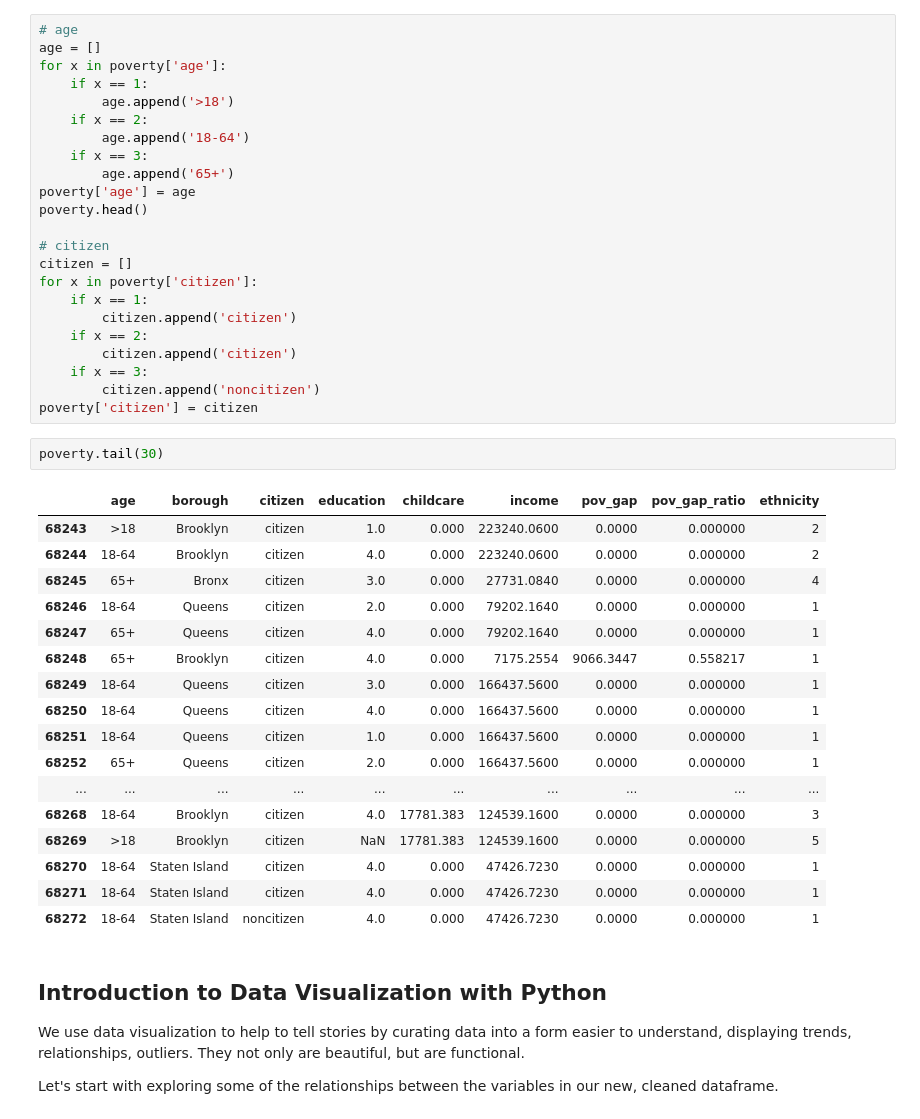
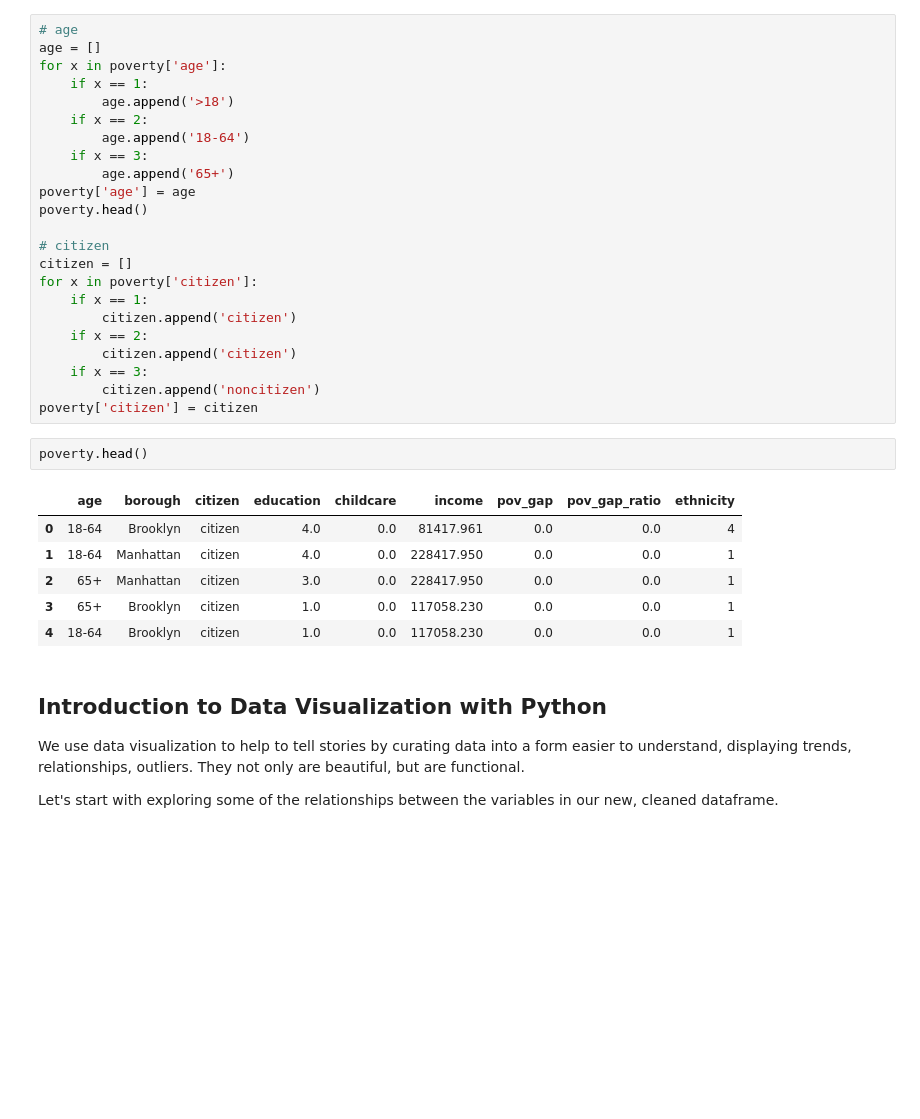
Before and after one commit to danagong/intro-sprint, a Jupyter notebook: Intro Sprint #1.ipynb, the cells around one changed output. Cells and saved outputs as stored; diff of their text form; blank space fills up the shorter version.

```diff
--- a/Intro Sprint #1.ipynb
+++ b/Intro Sprint #1.ipynb
@@ -150,26 +150,15 @@ for x in poverty['citizen']:
     if x == 3:
         citizen.append('noncitizen')
 poverty['citizen'] = citizen
-# %%
-poverty.tail(30)
-# %% [output]
-|  | age | borough | citizen | education | childcare | income | pov_gap | pov_gap_ratio | ethnicity |
-| 68243 | >18 | Brooklyn | citizen | 1.0 | 0.000 | 223240.0600 | 0.0000 | 0.000000 | 2 |
-| 68244 | 18-64 | Brooklyn | citizen | 4.0 | 0.000 | 223240.0600 | 0.0000 | 0.000000 | 2 |
-| 68245 | 65+ | Bronx | citizen | 3.0 | 0.000 | 27731.0840 | 0.0000 | 0.000000 | 4 |
-| 68246 | 18-64 | Queens | citizen | 2.0 | 0.000 | 79202.1640 | 0.0000 | 0.000000 | 1 |
-| 68247 | 65+ | Queens | citizen | 4.0 | 0.000 | 79202.1640 | 0.0000 | 0.000000 | 1 |
-| 68248 | 65+ | Brooklyn | citizen | 4.0 | 0.000 | 7175.2554 | 9066.3447 | 0.558217 | 1 |
-| 68249 | 18-64 | Queens | citizen | 3.0 | 0.000 | 166437.5600 | 0.0000 | 0.000000 | 1 |
-| 68250 | 18-64 | Queens | citizen | 4.0 | 0.000 | 166437.5600 | 0.0000 | 0.000000 | 1 |
-| 68251 | 18-64 | Queens | citizen | 1.0 | 0.000 | 166437.5600 | 0.0000 | 0.000000 | 1 |
-| 68252 | 65+ | Queens | citizen | 2.0 | 0.000 | 166437.5600 | 0.0000 | 0.000000 | 1 |
-| ... | ... | ... | ... | ... | ... | ... | ... | ... | ... |
-| 68268 | 18-64 | Brooklyn | citizen | 4.0 | 17781.383 | 124539.1600 | 0.0000 | 0.000000 | 3 |
-| 68269 | >18 | Brooklyn | citizen | NaN | 17781.383 | 124539.1600 | 0.0000 | 0.000000 | 5 |
-| 68270 | 18-64 | Staten Island | citizen | 4.0 | 0.000 | 47426.7230 | 0.0000 | 0.000000 | 1 |
-| 68271 | 18-64 | Staten Island | citizen | 4.0 | 0.000 | 47426.7230 | 0.0000 | 0.000000 | 1 |
-| 68272 | 18-64 | Staten Island | noncitizen | 4.0 | 0.000 | 47426.7230 | 0.0000 | 0.000000 | 1 |
+# %%
+poverty.head()
+# %% [output]
+|  | age | borough | citizen | education | childcare | income | pov_gap | pov_gap_ratio | ethnicity |
+| 0 | 18-64 | Brooklyn | citizen | 4.0 | 0.0 | 81417.961 | 0.0 | 0.0 | 4 |
+| 1 | 18-64 | Manhattan | citizen | 4.0 | 0.0 | 228417.950 | 0.0 | 0.0 | 1 |
+| 2 | 65+ | Manhattan | citizen | 3.0 | 0.0 | 228417.950 | 0.0 | 0.0 | 1 |
+| 3 | 65+ | Brooklyn | citizen | 1.0 | 0.0 | 117058.230 | 0.0 | 0.0 | 1 |
+| 4 | 18-64 | Brooklyn | citizen | 1.0 | 0.0 | 117058.230 | 0.0 | 0.0 | 1 |
 # %% [markdown]
 ## Introduction to Data Visualization with Python
 
```
Also changed, not shown: parts of 15 cells of this notebook.
